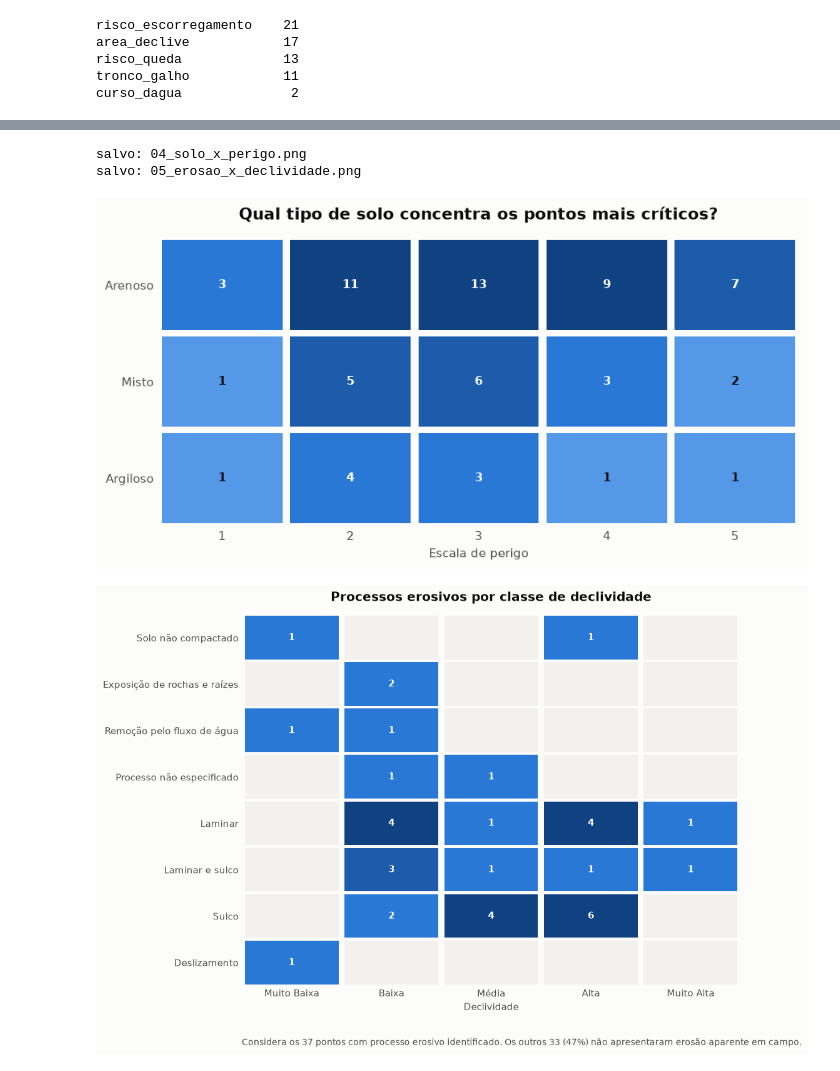
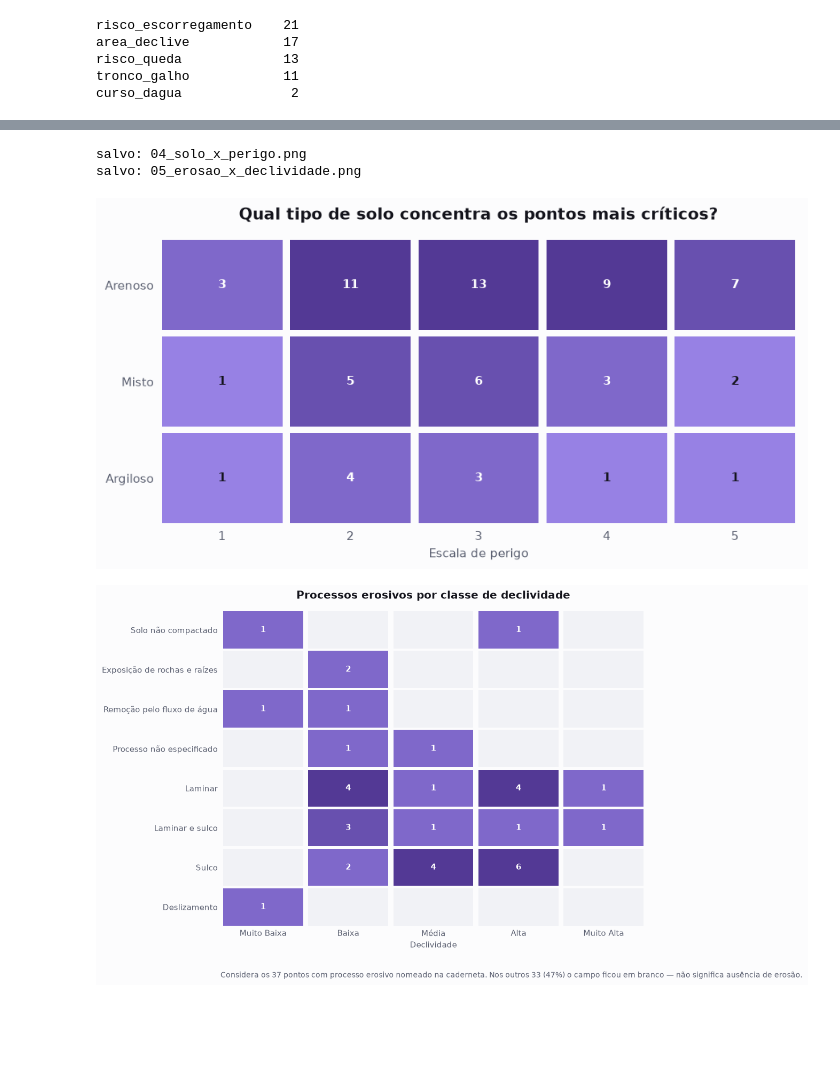
Before and after one commit to carinebrum/projeto-pedra-branca, a Jupyter notebook: 04_Python/Notebook/analise_pedra_branca.ipynb, the cells around one changed output, grey strips where cells are left out. Drawn from its saved outputs; the diff is of its cells as text; code cells hidden in the pictures; blank space fills up the shorter version.

```diff
--- a/04_Python/Notebook/analise_pedra_branca.ipynb
+++ b/04_Python/Notebook/analise_pedra_branca.ipynb
@@ -226,18 +248,19 @@ Laminar e sulco                  6
 
 Não classificados ('Outros'): 0
 # %%
-RISCOS = {
+# Conferência rápida dos marcadores de evidência antes da Célula 9b.
+EVIDENCIAS = {
     "risco_queda":          r"risco de queda|alto risco de queda",
     "risco_escorregamento": r"ri+sco de escorregamento|escorregadio",
     "tronco_galho":         r"tronco|galho|cip[óo]",
     "area_declive":         r"declive|declividade|deslizamento",
     "curso_dagua":          r"\brio\b",
 }
-for nome, padrao in RISCOS.items():
+for nome, padrao in EVIDENCIAS.items():
     pontos[nome] = pontos["obstaculos_riscos"].str.contains(
         padrao, case=False, regex=True)
 
-print(pontos[list(RISCOS)].sum().sort_values(ascending=False).to_string())
+print(pontos[list(EVIDENCIAS)].sum().sort_values(ascending=False).to_string())
 # %% [output]
 risco_escorregamento    21
 area_declive            17
@@ -336,14 +369,15 @@ rotulos = [f"{t}\n({tabela.loc[t].sum()} pontos)" for t in tabela.index]
 fig, ax = plt.subplots(figsize=(9, 3.8))
 esquerda = pd.Series(0, index=tabela.index)
 
-for cor, nivel in zip(RAMPA_PERIGO, tabela.columns):
+for cor, tinta_rotulo, nivel in zip(ESCALA_PERIGO, ROTULO_PERIGO_TINTA,
+                                    tabela.columns):
     largura = tabela[nivel]
     ax.barh(rotulos, largura, left=esquerda, height=0.62, color=cor,
             edgecolor=SUPERFICIE, linewidth=2, zorder=3, label=nivel)
     for y, (x, v) in enumerate(zip(esquerda, largura)):
         if v >= 2:                       # rotula só onde o texto cabe
             ax.text(x + v/2, y, str(v), ha="center", va="center",
-                    color="#ffffff" if cor in RAMPA_PERIGO[2:] else TINTA,
+                    color=tinta_rotulo,
                     fontsize=9, fontweight="bold", zorder=4)
     esquerda += largura
 
@@ -403,9 +437,9 @@ def mapa_de_calor(tabela, titulo, nome_arquivo,
             # raiz quadrada: sem ela, um valor dominante empurra todo o
             # resto para o tom mais claro e a cor deixa de informar
             intensidade = (v / maximo) ** 0.5
-            passo = min(int(intensidade * len(RAMPA_PERIGO)), len(RAMPA_PERIGO) - 1)
+            passo = min(int(intensidade * len(RAMPA_ROXO)), len(RAMPA_ROXO) - 1)
             ax.add_patch(plt.Rectangle((j + 0.03, i + 0.03), 0.94, 0.94,
-                                       facecolor=RAMPA_PERIGO[passo],
+                                       facecolor=RAMPA_ROXO[passo],
                                        edgecolor="none"))
             ax.text(j + 0.5, i + 0.5, str(v), ha="center", va="center",
                     fontsize=10, fontweight="bold",
@@ -439,31 +473,33 @@ salvo: 03_declividade_x_perigo.png
 # %%
 # =====================================================================
 # CÉLULA 9 — Solo x perigo e erosão x declividade
 # =====================================================================
 mapa_de_calor(
     pd.crosstab(pontos.familia_solo, pontos.escala_perigo),
     "Qual tipo de solo concentra os pontos mais críticos?",
     "04_solo_x_perigo.png")
 
-# A classe "Sem erosão observada" reúne 33 dos 70 pontos. Mantida na
-# grade, ela domina a escala de cor e some com o contraste entre os
-# processos, que é o que a pergunta investiga. Sai do gráfico e entra
-# como nota.
-com_erosao = pontos[pontos.classe_erosao != "Sem erosão observada"]
-sem_erosao = len(pontos) - len(com_erosao)
+# A classe SEM_REGISTRO reúne 33 dos 70 pontos. Mantida na grade, ela
+# domina a escala de cor e some com o contraste entre os processos, que
+# é o que a pergunta investiga. Sai do gráfico e entra como nota — mas
+# a nota diz que falta o REGISTRO, não que falta a erosão: a maioria
+# desses pontos descreve o processo na coluna `obstaculos_riscos`.
+com_erosao = pontos[pontos.classe_erosao != SEM_REGISTRO]
+sem_registro = len(pontos) - len(com_erosao)
 
 mapa_de_calor(
     pd.crosstab(com_erosao.classe_erosao, com_erosao.declividade),
     "Processos erosivos por classe de declividade",
     "05_erosao_x_declividade.png",
     rotulo_x="Declividade",
     nota=f"Considera os {len(com_erosao)} pontos com processo erosivo "
-         f"identificado. Os outros {sem_erosao} ({100*sem_erosao/len(pontos):.0f}%) "
-         f"não apresentaram erosão aparente em campo.")
+         f"nomeado na caderneta. Nos outros {sem_registro} "
+         f"({100*sem_registro/len(pontos):.0f}%) o campo ficou em branco — "
+         f"não significa ausência de erosão.")
 # %% [output]
 salvo: 04_solo_x_perigo.png
 salvo: 05_erosao_x_declividade.png
-[figure, old version]
+[figure, new version]
-[figure, old version]
+[figure, new version]
 # %%
 # =====================================================================
```
Also changed, not shown: parts of 10 cells of this notebook, 26 other files.
